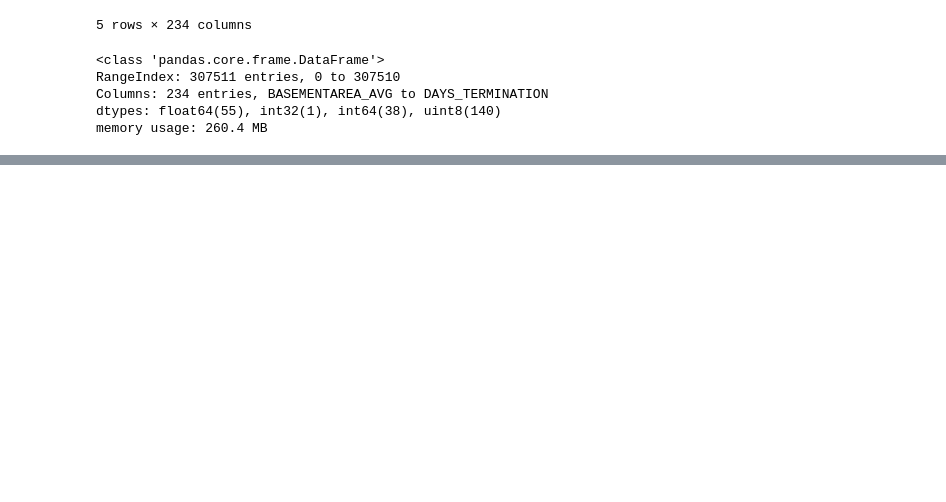
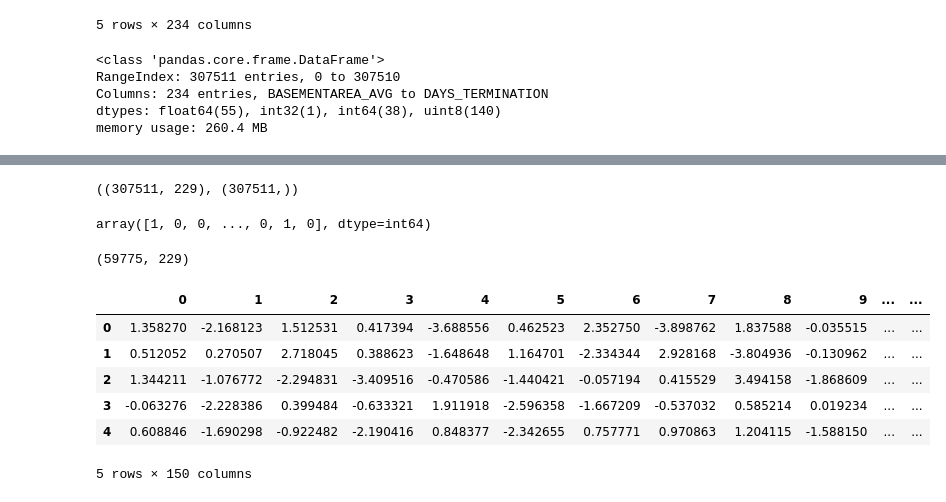
Before and after one commit to Gruntrexpewrus/FDSKagglecompetition, a Jupyter notebook: Home Credit Default RiskLeoafterStefano.ipynb, the cells around one changed output, grey strips where cells are left out. Drawn from its saved outputs; the diff is of its cells as text; code cells hidden in the pictures; blank space fills up the shorter version.

```diff
--- a/Home Credit Default RiskLeoafterStefano.ipynb
+++ b/Home Credit Default RiskLeoafterStefano.ipynb
@@ -1065,0 +1230,38 @@ print("Accuracy of Model with Cross Validation is:",accuracy.mean() * 100)
+# %%
+final_application_train = pd.read_csv("selected_features_train.csv")
+final_application_test = pd.read_csv("selected_features_test.csv")
+final_application_train = final_application_train.drop(['MISSING BUILDING DATA','CODE_GENDER_XNA','NAME_INCOME_TYPE_Maternity leave', 'NAME_FAMILY_STATUS_Unknown','Unnamed: 0'  ],1)
+final_application_test = final_application_test.drop(['MISSING BUILDING DATA_False', 'MISSING BUILDING DATA_True','Unnamed: 0'],1)
+data =final_application_train.loc[:, final_application_train.columns != 'TARGET']
+y = final_application_train['TARGET']
+data.shape, y.shape
+# %% [output]
+((307511, 229), (307511,))
+# %%
+y.values
+# %% [output]
+array([1, 0, 0, ..., 0, 1, 0], dtype=int64)
+# %%
+final_application_test.shape
+# %% [output]
+(59775, 229)
+# %%
+from sklearn.preprocessing import StandardScaler
+data = data.values
+y = y.values
+data = StandardScaler().fit_transform(data)
+# %%
+from sklearn.decomposition import PCA
+pca = PCA(n_components=150)
+principalComponents = pca.fit_transform(data)
+principalDf = pd.DataFrame(data = principalComponents)
+# %%
+principalDf.head()
+# %% [output]
+|  | 0 | 1 | 2 | 3 | 4 | 5 | 6 | 7 | 8 | 9 | ... | ... |
+| 0 | 1.358270 | -2.168123 | 1.512531 | 0.417394 | -3.688556 | 0.462523 | 2.352750 | -3.898762 | 1.837588 | -0.035515 | ... | ... |
+| 1 | 0.512052 | 0.270507 | 2.718045 | 0.388623 | -1.648648 | 1.164701 | -2.334344 | 2.928168 | -3.804936 | -0.130962 | ... | ... |
+| 2 | 1.344211 | -1.076772 | -2.294831 | -3.409516 | -0.470586 | -1.440421 | -0.057194 | 0.415529 | 3.494158 | -1.868609 | ... | ... |
+| 3 | -0.063276 | -2.228386 | 0.399484 | -0.633321 | 1.911918 | -2.596358 | -1.667209 | -0.537032 | 0.585214 | 0.019234 | ... | ... |
+| 4 | 0.608846 | -1.690298 | -0.922482 | -2.190416 | 0.848377 | -2.342655 | 0.757771 | 0.970863 | 1.204115 | -1.588150 | ... | ... |
+5 rows × 150 columns
```
Also changed, not shown: parts of 38 cells of this notebook.
